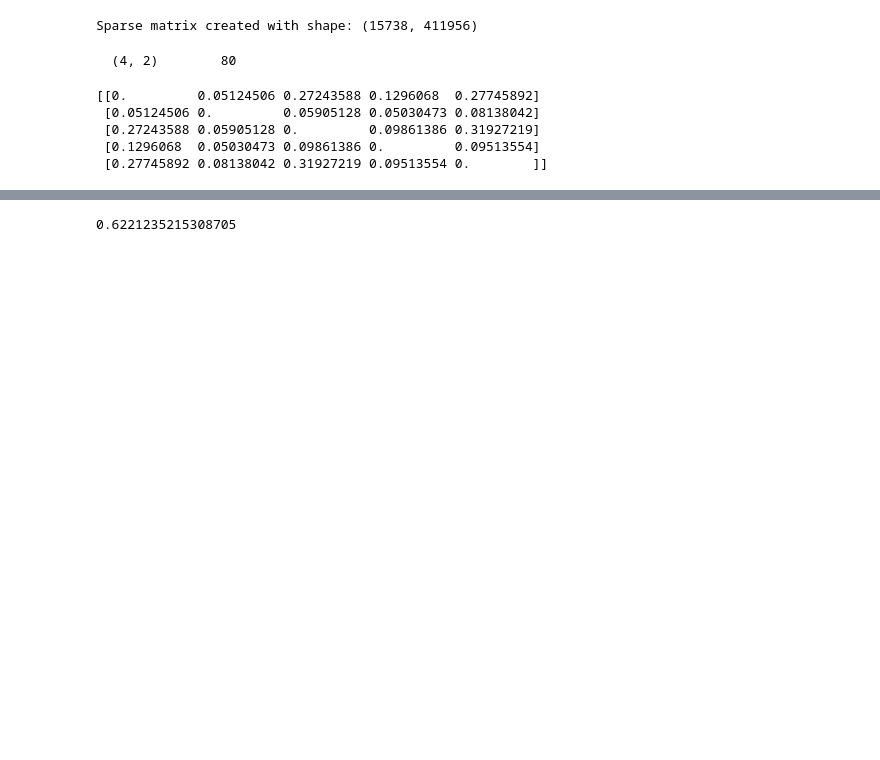
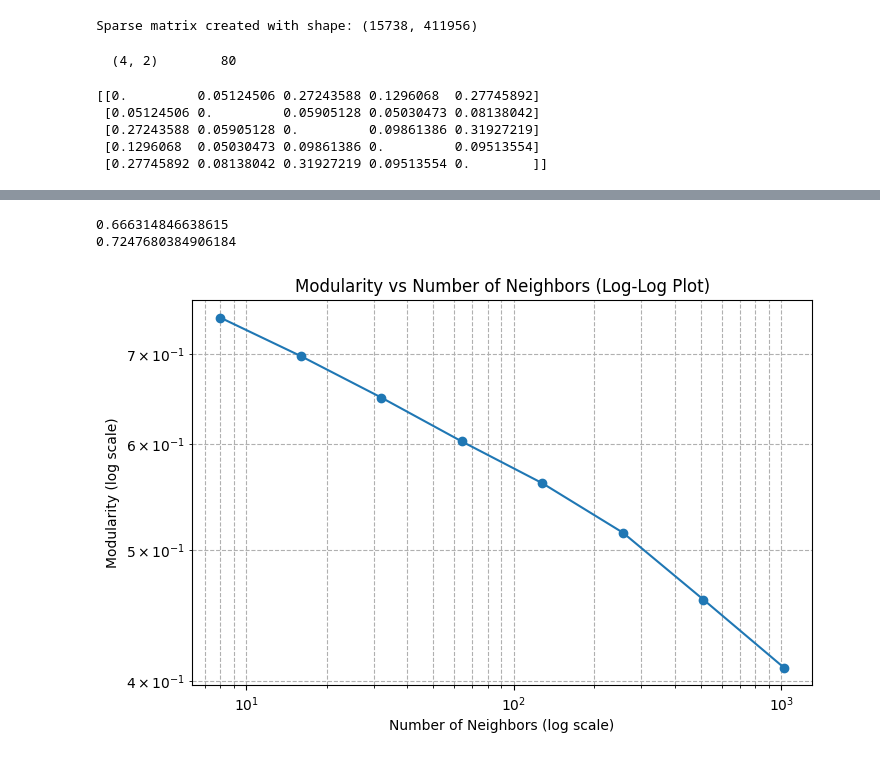
Before and after one commit to Toucan4Life/python-bgg, a Jupyter notebook: notebooks/analyse data bipartite networkx.ipynb, the cells around one changed output, grey strips where cells are left out. Cells and saved outputs as stored; diff of their text form; code cells hidden in the pictures; blank space fills up the shorter version.

```diff
--- a/notebooks/analyse data bipartite networkx.ipynb
+++ b/notebooks/analyse data bipartite networkx.ipynb
@@ -140,8 +140,32 @@ g.vs["id"] = idss
 # %%
 import leidenalg as la
 # partition = g.community_leiden(objective_function="modularity", weights="weight")
-partition = la.find_partition(g, la.ModularityVertexPartition, weights='weight',seed=42)
+partition = la.find_partition(g, la.ModularityVertexPartition, weights='weight',seed=42,  n_iterations=-1)
 communities = partition.membership
 print(partition.modularity)
+print(partition.quality())
+# 1024 / 0.40899185140557104
+# 512 / 0.4595332003903137
+# 256 / 0.5153409989800551
+# 128 / 0.5608485216478408
+# 64 / 0.6024279826772339
+# 32 / 0.6494441198721146
+# 16 / 0.6972847537138163
+# 8 / 0.7447457883304428
 # %% [output]
-0.6221235215308705
+0.666314846638615
+0.7247680384906184
+# %%
+import matplotlib.pyplot as plt
+x_vals = [1024, 512, 256, 128, 64, 32, 16, 8]
+y_vals = [0.40899185140557104, 0.4595332003903137, 0.5153409989800551, 0.5608485216478408, 0.6024279826772339, 0.6494441198721146, 0.6972847537138163,0.7447457883304428]
+
+plt.figure(figsize=(8, 5))
+plt.loglog(x_vals, y_vals, marker='o')
+plt.xlabel('Number of Neighbors (log scale)')
+plt.ylabel('Modularity (log scale)')
+plt.title('Modularity vs Number of Neighbors (Log-Log Plot)')
+plt.grid(True, which="both", ls="--")
+plt.show()
+# %% [output]
+[figure, added]
```
Also changed, not shown: parts of 17 cells of this notebook.
